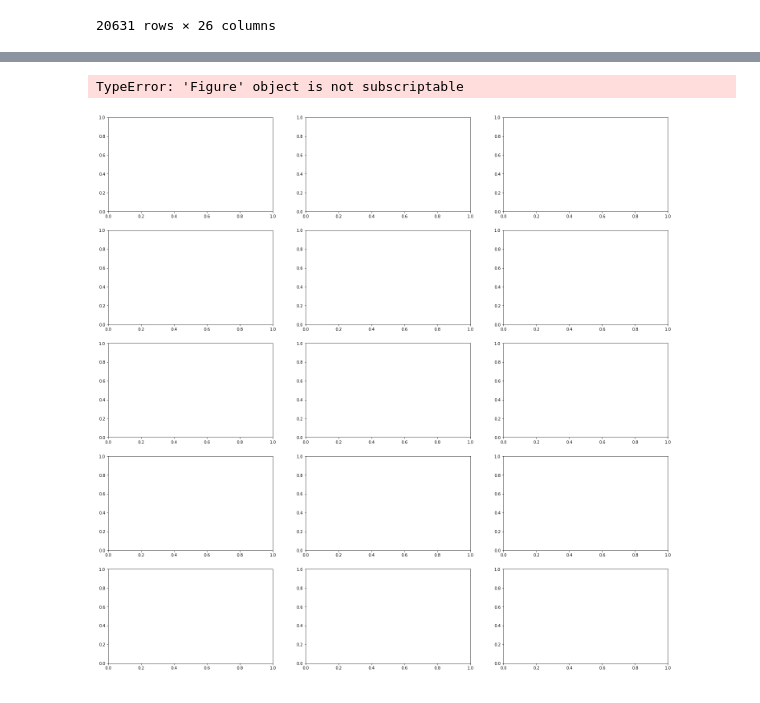
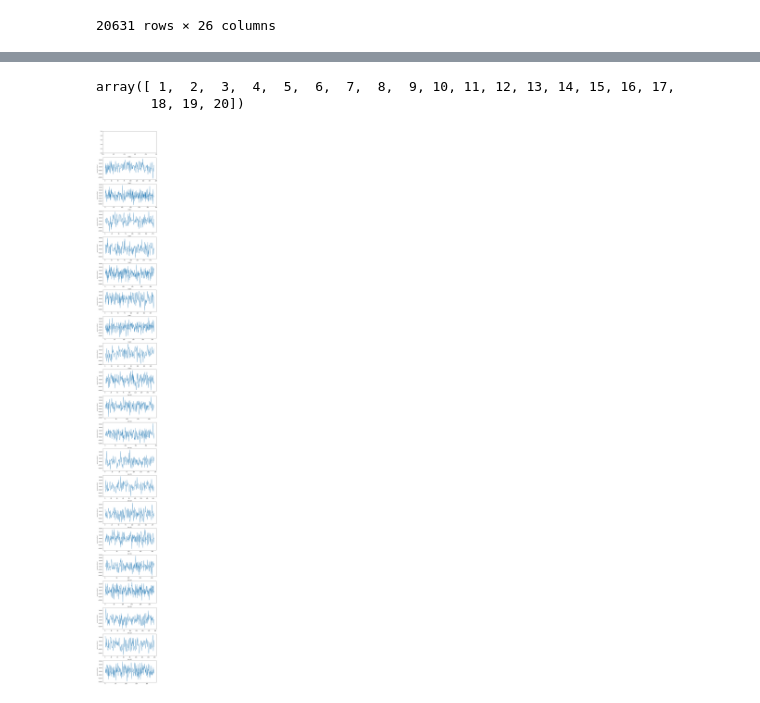
Before and after one commit to LorenzoCastroDS/TFM, a Jupyter notebook: Engine Prognosis Modelling.ipynb, the cells around one changed output, grey strips where cells are left out. Cells and saved outputs as stored; diff of their text form; code cells hidden in the pictures.

```diff
--- a/Engine Prognosis Modelling.ipynb
+++ b/Engine Prognosis Modelling.ipynb
@@ -335,11 +307,31 @@ sns.FacetGrid(data=df_train_1, col="Condition", hue='ID'
-# %%
-fig, axes = plt.subplots(nrows = 5, ncols = 3, figsize = (25,25))
-
-for i in range(0,15):
-    temp = df_train_1.operarional_setting_1[df_train_1.ID == i+1].reset_index(drop = True).rolling(window = 5).mean()
-    #temp.plot(kind = "line", ax = ax[i])
-    ax[i].set_title('Unit'+str(i+1))
-    ax[i].set_xlabel("Cycle")
-# %% [output]
-TypeError: 'Figure' object is not subscriptable
-[figure, removed]
+# %%
+ID_list = df_train_1["ID"].unique()[:20]
+#ind = ID_list.index(i)
+ID_list
+# %% [output]
+array([ 1,  2,  3,  4,  5,  6,  7,  8,  9, 10, 11, 12, 13, 14, 15, 16, 17,
+       18, 19, 20])
+# %%
+fig, ax = plt.subplots(nrows=len(ID_list)+1,  figsize=(8,len(ID_list)*3.5))
+
+for i in ID_list:
+    #a trick to get a list of 0 to whatever
+    ids = df_train_1['ID'] == i #filter the dataframe for each item in the list
+
+    ax[i].plot(df_train_1.loc[ids]['Cycle'],df_train_1.loc[ids]['operarional_setting_1']) #plotting the filtered dataframe. The brackets make the axis variable dynamic
+
+    ax[i].set_title("Unit %i" %i, size=10) #here I am setting the title of each subplot to be the category
+    ax[i].set_ylabel('operarional_setting_1', size=7) #setting the ylabel and font size
+
+
+    '''
+    #Optionally add data labels or text to the subplots
+    max_cycle_reached = (df_train_1['Cycle'] == df_train_1['Cycle'].max()) & (df_train_1['ID'] == i) #filter to find the latest data point for the respective country
+    max_cycle_ = df_train_1.loc[max_cycle_reached].iloc[0]['operarional_setting_1'] #applying the filter to the dataframe
+    ax[i].annotate(str(max_cycle_), xy=(df_train_1['Cycle'].max(),max_cycle_),xycoords = 'data', ha ='left', va='top', fontsize =2) #adding the datapoint to the subplot
+    '''
+
+
+plt.tight_layout()
+# %% [output]
+[figure, added]
```
Also changed, not shown: parts of 32 cells of this notebook.
